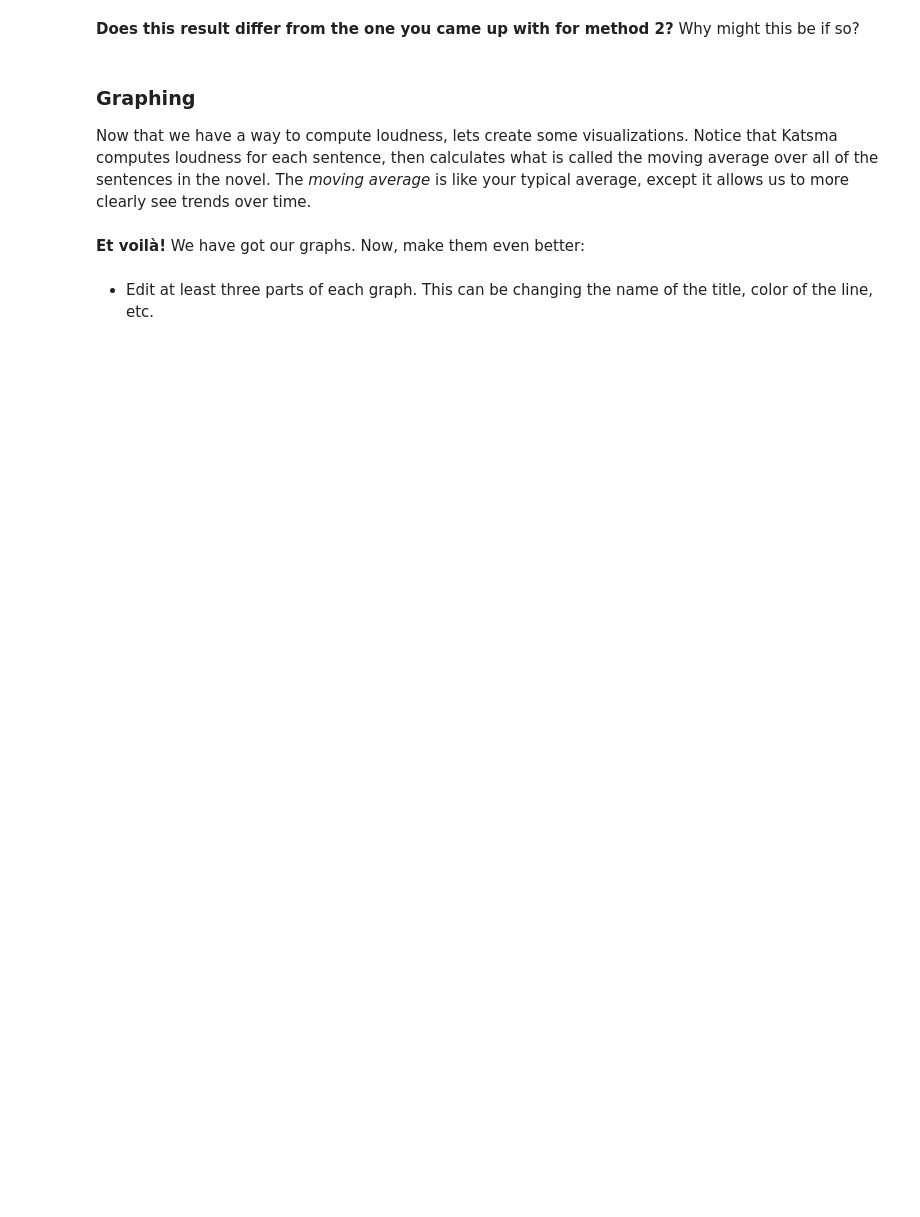
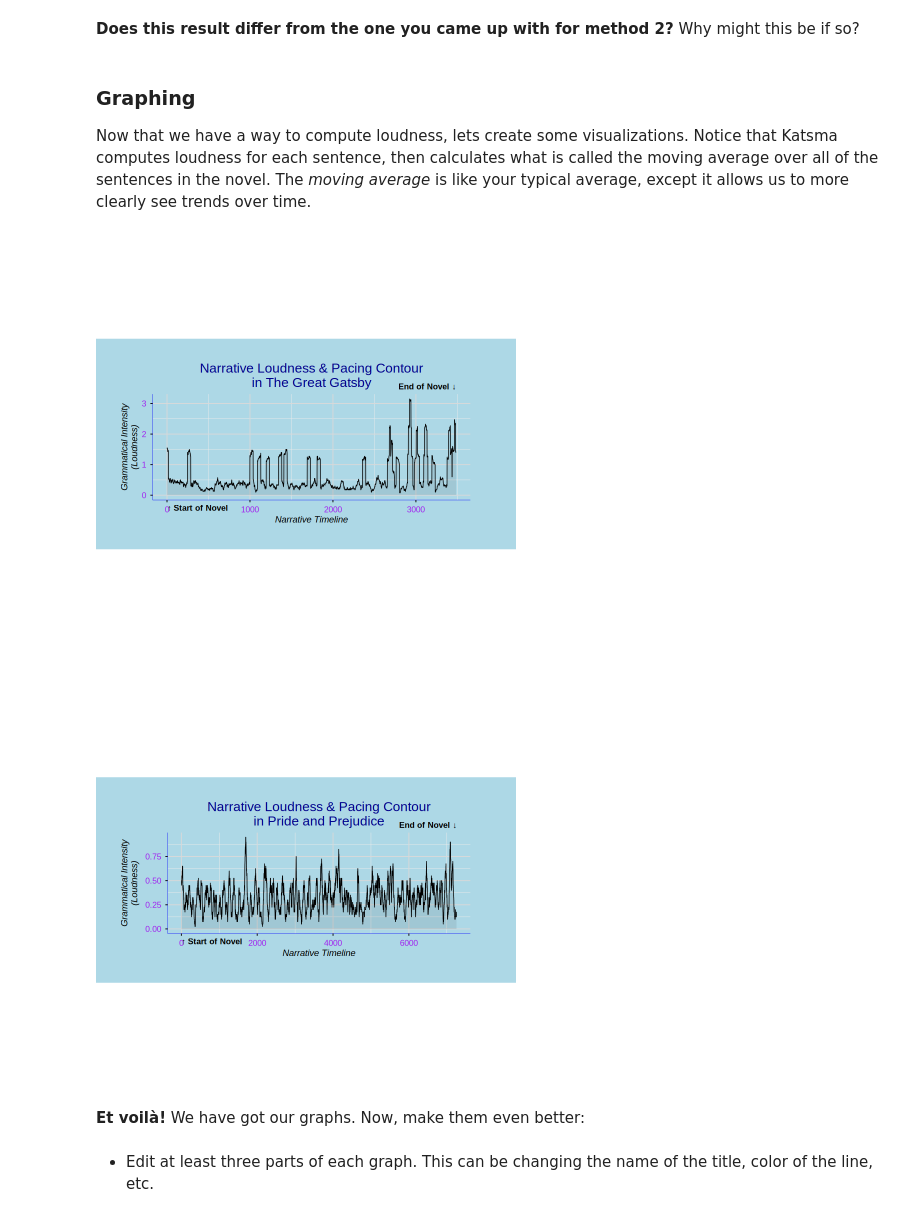
Before and after one commit to isaacr399/Unit0, a Jupyter notebook: ApResearchCT_ARTS (1).ipynb, the cells around one changed output. Drawn from its saved outputs; the diff is of its cells as text; code cells hidden in the pictures; blank space fills up the shorter version.

Commit message:
LoudnessScores

```diff
--- a/ApResearchCT_ARTS (1).ipynb
+++ b/ApResearchCT_ARTS (1).ipynb
@@ -120,11 +174,11 @@ my_texts <- c(
 )
 
 # ---- EDIT THIS LINE ----
-text_title_1 <- ""
+text_title_1 <- "The Great Gatsby"
 # ------------------------
 
 # ---- EDIT THIS LINE ----
-text_title_2 <- ""
+text_title_2 <- "Pride and Prejudice"
 # ------------------------
 
 text1 <- gutenberg_download(my_texts[[text_title_1]], meta_fields = "title")
@@ -277,38 +339,41 @@ plot_loudness <- function(text, label, window = 40) {
   ma <- as.numeric(stats::filter(scores, rep(1 / window, window), sides = 1))
   ma <- ma[!is.na(ma)]
 
   df <- dplyr::tibble(x = seq_along(ma), y = ma)
 
   ggplot2::ggplot(df, ggplot2::aes(x, y)) +
     ggplot2::geom_area(alpha = 0.1) +
     ggplot2::geom_line(linewidth = 0.4) +
     ggplot2::annotate("text", x = min(df$x), y = -Inf,
              label = "\u2191 Start of Novel",
              hjust = 0, vjust = 1.8, size = 3.5, fontface = "bold") +
     ggplot2::annotate("text", x = max(df$x), y = Inf,
              label = "End of Novel \u2193",
              hjust = 1, vjust = -0.8, size = 3.5, fontface = "bold") +
     ggplot2::coord_cartesian(clip = "off") +
     ggplot2::labs(
       title = paste0("Narrative Loudness & Pacing Contour\nin ", label),
       x = "Narrative Timeline",
       y = "Grammatical Intensity\n(Loudness)"
     ) +
     ggplot2::theme_minimal(base_size = 11) +
     ggplot2::theme(
       aspect.ratio = 1 / 3,
-      plot.title = ggplot2::element_text(size = 16, face = "bold", hjust = 0.5),
+      plot.title = ggplot2::element_text(size = 16, face = "plain", hjust = 0.5, colour = "darkblue"),
       axis.title = ggplot2::element_text(face = "italic"),
-      axis.line = ggplot2::element_line(colour = "black", linewidth = 0.2),
+      axis.line = ggplot2::element_line(colour = "Blue", linewidth = 0.2),
       axis.ticks = ggplot2::element_line(colour = "black"),
-      axis.text = ggplot2::element_text(colour = "black", size = 10),
+      axis.text = ggplot2::element_text(colour = "purple", size = 10),
       panel.grid.major = ggplot2::element_line(colour = "grey85"),
-      plot.background = ggplot2::element_rect(fill = "white", colour = NA),
+      plot.background = ggplot2::element_rect(fill = "lightblue", colour = NA),
       plot.margin = ggplot2::margin(30, 55, 30, 30)
     )
 }
 
-plot_loudness(text1, "TEXT 1")
-plot_loudness(text2, "TEXT 2")
+plot_loudness(text1, "The Great Gatsby")
+plot_loudness(text2, "Pride and Prejudice")
+# %% [output]
+[figure, added]
+[figure, added]
 # %% [markdown]
 
```
Also changed, not shown: parts of 17 cells of this notebook.
